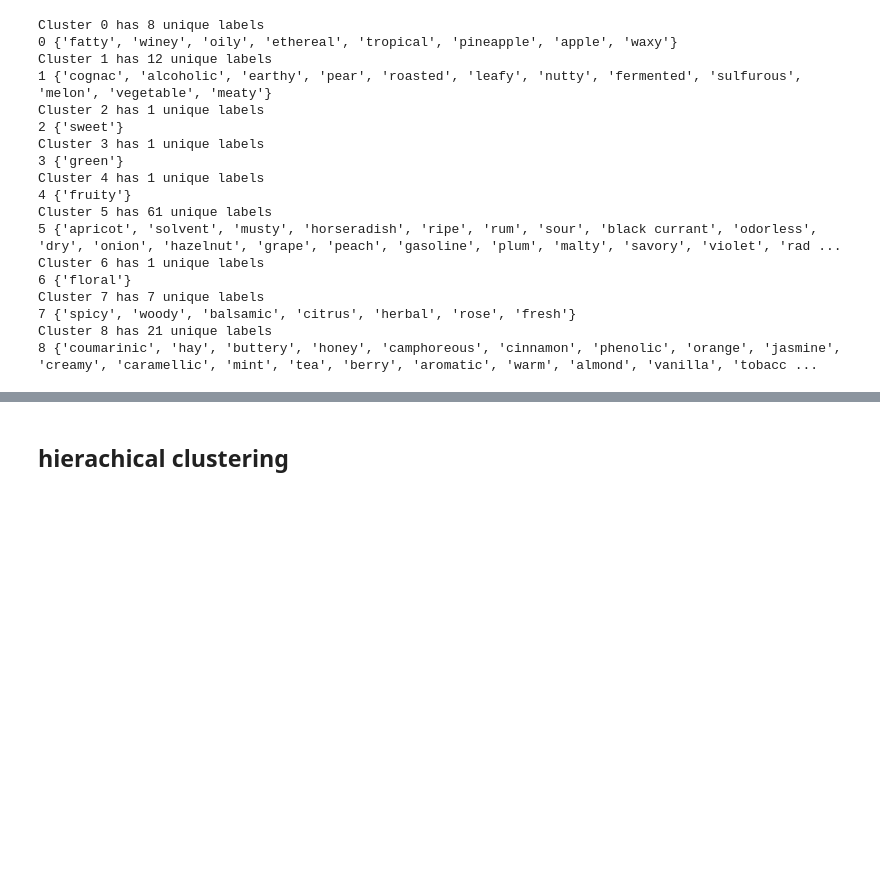
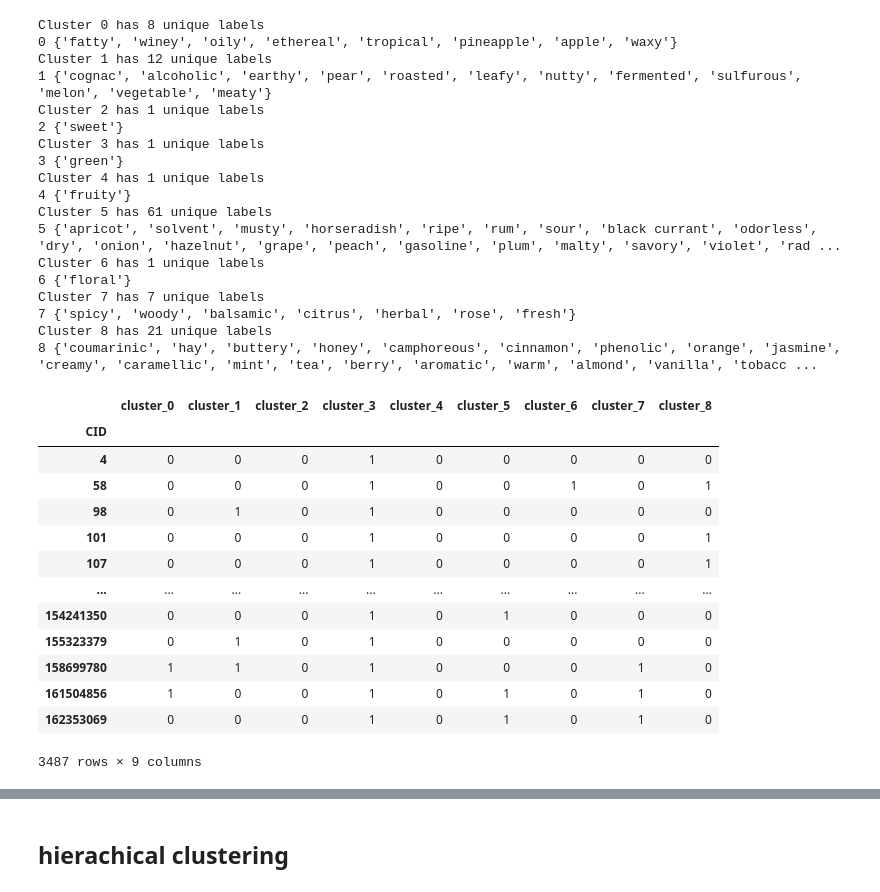
Before and after one commit to IOuadah/SML_Project, a Jupyter notebook: data_prep.ipynb, the cells around one changed output, grey strips where cells are left out. Cells and saved outputs as stored; diff of their text form; code cells hidden in the pictures; blank space fills up the shorter version.

```diff
--- a/data_prep.ipynb
+++ b/data_prep.ipynb
@@ -295,3 +295,42 @@ Cluster 7 has 7 unique labels
 7 {'spicy', 'woody', 'balsamic', 'citrus', 'herbal', 'rose', 'fresh'}
 Cluster 8 has 21 unique labels
 8 {'coumarinic', 'hay', 'buttery', 'honey', 'camphoreous', 'cinnamon', 'phenolic', 'orange', 'jasmine', 'creamy', 'caramellic', 'mint', 'tea', 'berry', 'aromatic', 'warm', 'almond', 'vanilla', 'tobacc ...
+# %%
+new_labels = labels_.copy()
+for col in labels_.columns:
+    del new_labels[col]
+
+new_labels_kmeans = new_labels.copy()
+
+for i in range(9):
+    new_labels_kmeans[f"cluster_{i}"] = 0
+
+for i in range(new_labels_kmeans.index.size):
+# for i in range(3):
+    l = pd.DataFrame(labels_.iloc[i, :]).T
+    l = l.loc[: ,(l == 1).any()]
+    l = set(col for col in l.columns)
+
+    for j in range(9):
+        cluster = d[j]
+        # if any element in l is in cluster
+        if any([elm in cluster for elm in l]):
+            # print(cluster, l)
+            new_labels_kmeans.loc[new_labels.index[i], f"cluster_{j}"] = 1
+
+new_labels_kmeans
+# %% [output]
+|  | cluster_0 | cluster_1 | cluster_2 | cluster_3 | cluster_4 | cluster_5 | cluster_6 | cluster_7 | cluster_8 |
+| CID |  |  |  |  |  |  |  |  |  |
+| 4 | 0 | 0 | 0 | 1 | 0 | 0 | 0 | 0 | 0 |
+| 58 | 0 | 0 | 0 | 1 | 0 | 0 | 1 | 0 | 1 |
+| 98 | 0 | 1 | 0 | 1 | 0 | 0 | 0 | 0 | 0 |
+| 101 | 0 | 0 | 0 | 1 | 0 | 0 | 0 | 0 | 1 |
+| 107 | 0 | 0 | 0 | 1 | 0 | 0 | 0 | 0 | 1 |
+| ... | ... | ... | ... | ... | ... | ... | ... | ... | ... |
+| 154241350 | 0 | 0 | 0 | 1 | 0 | 1 | 0 | 0 | 0 |
+| 155323379 | 0 | 1 | 0 | 1 | 0 | 0 | 0 | 0 | 0 |
+| 158699780 | 1 | 1 | 0 | 1 | 0 | 0 | 0 | 1 | 0 |
+| 161504856 | 1 | 0 | 0 | 1 | 0 | 1 | 0 | 1 | 0 |
+| 162353069 | 0 | 0 | 0 | 1 | 0 | 1 | 0 | 1 | 0 |
+3487 rows × 9 columns
```
Also changed, not shown: parts of 4 cells of this notebook, 3 other files.
